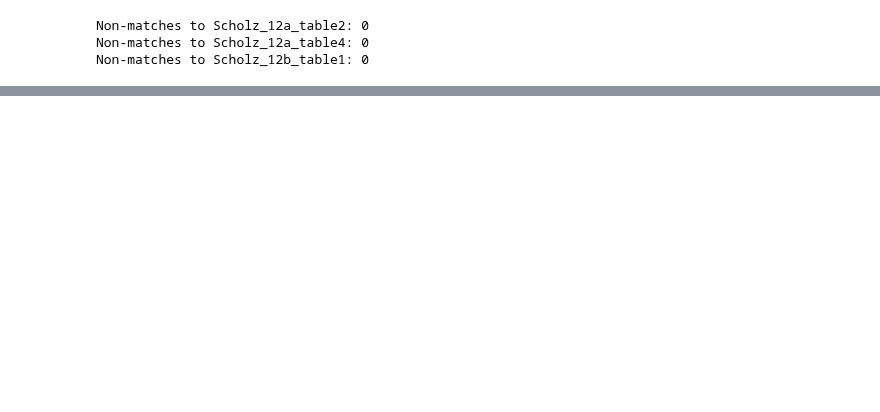
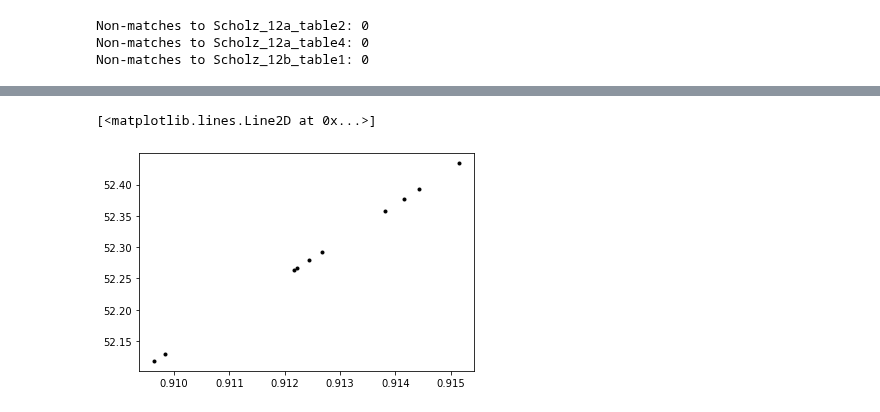
Before and after one commit to tomr-stargazer/Variability_Project_2020, a Jupyter notebook: wuvars/analysis/prototypes/Demoing match.py.ipynb, the cells around one changed output, grey strips where cells are left out. Saved outputs shown, nothing was run; the diff lists cells and outputs as text; code cells hidden in the pictures; blank space fills up the shorter version.

```diff
--- a/wuvars/analysis/prototypes/Demoing match.py.ipynb
+++ b/wuvars/analysis/prototypes/Demoing match.py.ipynb
@@ -71,0 +78,3 @@ Non-matches to Scholz_12b_table1: 0
+# %%
+perseus_tablematch = TableMatcher(spread, aux_tables)
+perseus_tablematch.match()
@@ -71,0 +324,5 @@ Non-matches to Scholz_12b_table1: 0
+# %%
+plt.plot(perseus_tablematch.aux_tables["Scholz_12a_table2"].matches['mean']['RA'], perseus_tablematch.aux_tables["Scholz_12a_table2"]['_RAJ2000'], 'k.')
+# %% [output]
+[<matplotlib.lines.Line2D at 0x...>]
+[figure, added]
```
Also changed, not shown: parts of 14 cells of this notebook.
